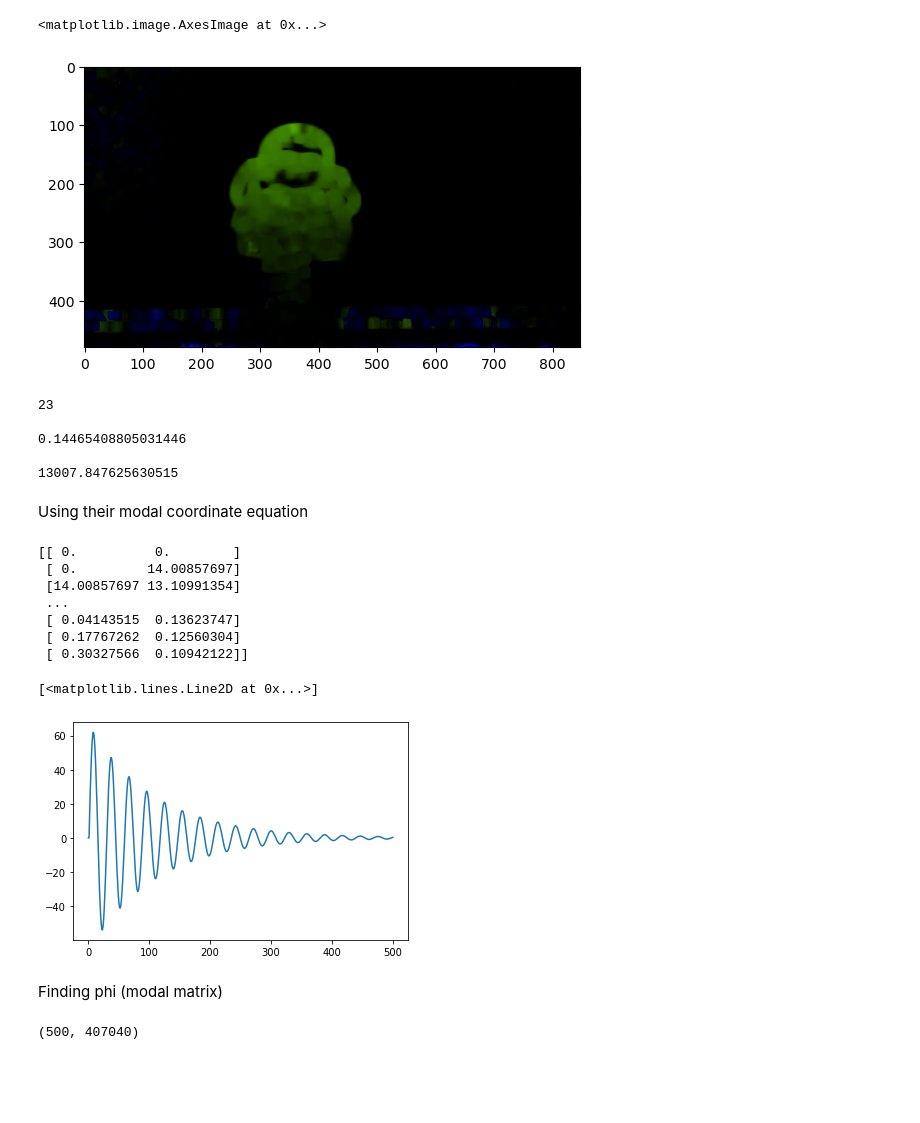
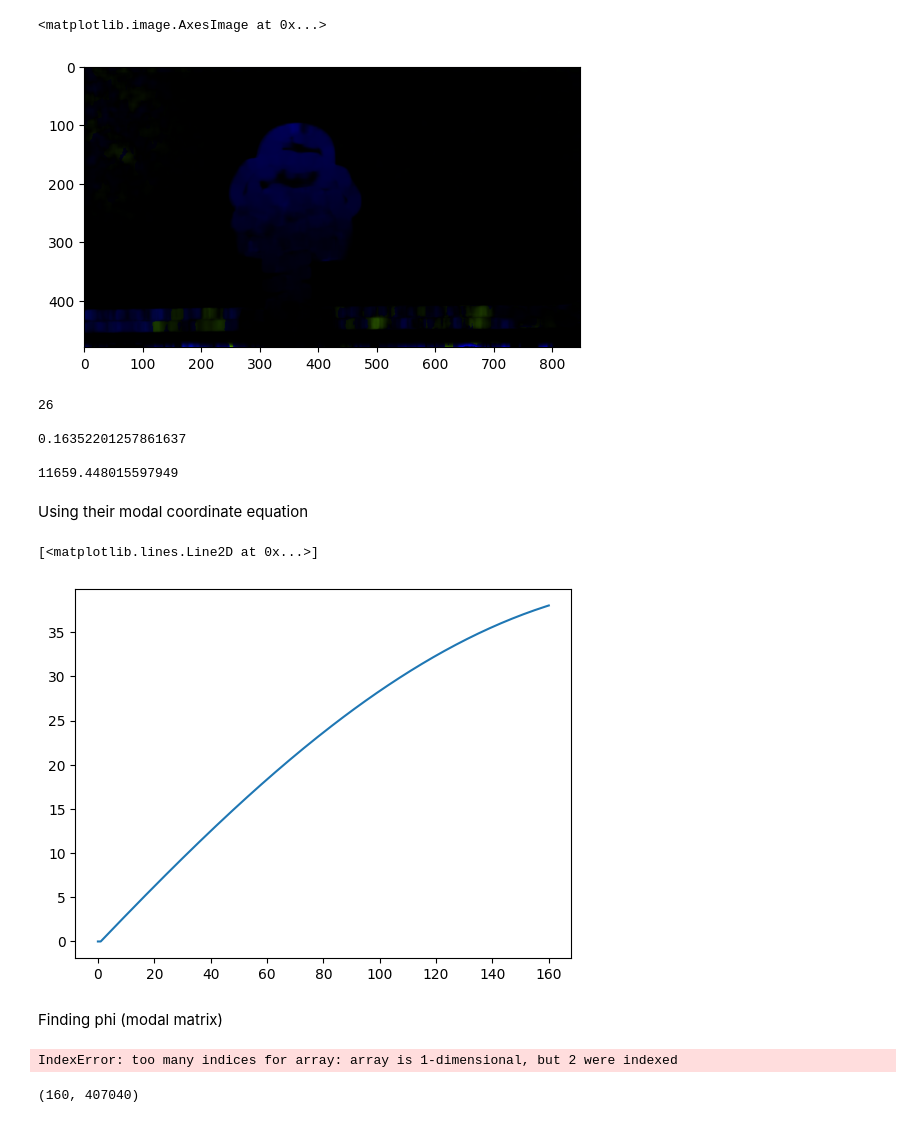
Before and after one commit to akshatsanghvi211103/DIP_Project, a Jupyter notebook: modal.ipynb, the cells around one changed output. Saved outputs shown, nothing was run; the diff lists cells and outputs as text; code cells hidden in the pictures; blank space fills up the shorter version.

```diff
--- a/modal.ipynb
+++ b/modal.ipynb
@@ -5,7 +5,7 @@ import cv2
 import numpy as np
 import matplotlib.pyplot as plt
 from numpy.fft import fft, ifft
-,
+
 
 # Open the video file
 cap = cv2.VideoCapture('./dataset/bobble.mp4')
@@ -48,7 +48,7 @@ while True:
         curr = np.zeros((1, flow.shape[0], flow.shape[1], flow.shape[2]))
         disp = np.zeros((1, flow.shape[0], flow.shape[1], flow.shape[2]))
     else:
-        curr = curr + flow[np.newaxis, ...]
+        curr = curr + flow[np.newaxis, ...] * (1 / fps)
         disp = np.concatenate([disp, curr], axis=0)
     # print(disp.shape)
     # Calculate the magnitude and direction of the optical flow
@@ -129,0 +150,8 @@ print()
+# %%
+print(prev_frame.shape)
+print(np.argmax(fft_result))
+print(frequencies[35])
+print(fft_result[35])
+fft_result[fft_result < np.max(fft_result) - 0.1] = 0
+plt.plot(fft_result)
+plt.show()
@@ -131,7 +171,7 @@ print()
 new_img = np.zeros_like(prev_frame)
 new_img[:, :, 1] = 255
 new_img[:, :, 0] = 255
-freq_index = 34
+freq_index = 35
 
 fft_frequencies = None
 T = disp.shape[0]
@@ -171,7 +211,7 @@ plt.show()
 plt.imshow(flow_rgb)
 # %% [output]
 <matplotlib.image.AxesImage at 0x...>
-[figure, old version]
+[figure, new version]
 # %%
 index = np.argsort(magnitude_sums)[::-1]
 main_index = 0
@@ -190,17 +230,17 @@ print(fft_frequencies[main_index])
 print()
 print(magnitude_sums[main_index])
 # %% [output]
-23
+26
 
-0.14465408805031446
+0.16352201257861637
 
-13007.847625630515
+11659.448015597949
 # %%
-w_index = 34
+w_index = 35
 best_mode = []
 for i in range(480):
   for j in range(848):
-    x = disp[:, i, j, 1]
+    x = disp[:, i, j, 0]
     x = x - np.mean(x)
     # plt.plot(x)
     fft_result = np.fft.fft(x)
@@ -211,52 +251,55 @@ best_mode = np.array(best_mode)
 Using their modal coordinate equation
 # %%
 a = 1
-p = [215, 457] # point of application of force
+p = [215, 260] # point of application of force
 d = [-1, 1] # x and y component
-f_i = d[1] * np.abs(best_mode[p[0] * 848 + p[1]])
+f_i = d[0] * np.abs(best_mode[p[0] * 848 + p[1]])
 f = f_i
 
-t = 500
-y = np.zeros((t + 1, 2))
-h = 1 # we had assumed time stamp is 1 in the x+vt
-d = 0.15
+t = 160
+y = np.zeros((t + 1))
+# y[0, 0] = 50
+h = 1 / fps # we had assumed time stamp is 1 in the x+vt
+d = 0.095
 m = 1
 w = 0.2138364779874214
 
 
 m1 = np.array([[1, h], [-w**2 * h, 1 - 2*d*w*h]])
 m2 = np.array([0, h/m])
 for i in range(t):
-  if(i != 0):
-    f = 0
-  y[i + 1] = (m1 @ y[i].T) + (m2.T * f)
-  y[i + 1] = y[i + 1].T
+  # if(i != 0):
+  #   f = 0
+  # y[i + 1] = (m1 @ y[i].T)
+  # y[i + 1] = y[i + 1].T
 
-
-print(y)
-plt.plot(y[:, 0])
+  y[i + 1] = 10 * np.e ** (- d * w * i * h) * np.sin(w * i * h) / w
+# import sys
+# np.set_printoptions(threshold=sys.maxsize)
+# print(y)
+plt.plot(y)
 # %% [output]
-[[ 0.          0.        ]
- [ 0.         14.00857697]
- [14.00857697 13.10991354]
- ...
- [ 0.04143515  0.13623747]
- [ 0.17767262  0.12560304]
- [ 0.30327566  0.10942122]]
+[<matplotlib.lines.Line2D at 0x...>]
-[<matplotlib.lines.Line2D at 0x...>]
-[figure, old version]
+[figure, new version]
 # %% [markdown]
 Finding phi (modal matrix)
+# %%
+plt.plot(np.abs(np.fft.fft(y[:, 0])))
+print(np.argmax(np.abs(np.fft.fft(y[:, 0]))))
+print(frequencies[3])
+plt.show()
+# %% [output]
+IndexError: too many indices for array: array is 1-dimensional, but 2 were indexed
 # %%
 final_destination = np.zeros((t, 480*848))
 
 for i in range(t):
-  q = np.complex128(y[i][0] + (y[i][1] / w) * 1j)
+  q = np.complex128(y[i])
   final_destination[i, :] = (q * best_mode).real
 
 print(final_destination.shape)
 # %% [output]
-(500, 407040)
+(160, 407040)
 # %%
 p2 = [215, 260]
 ans = final_destination[:, p2[0] * 848 + p2[1]]
```
Also changed, not shown: parts of 11 cells of this notebook.
